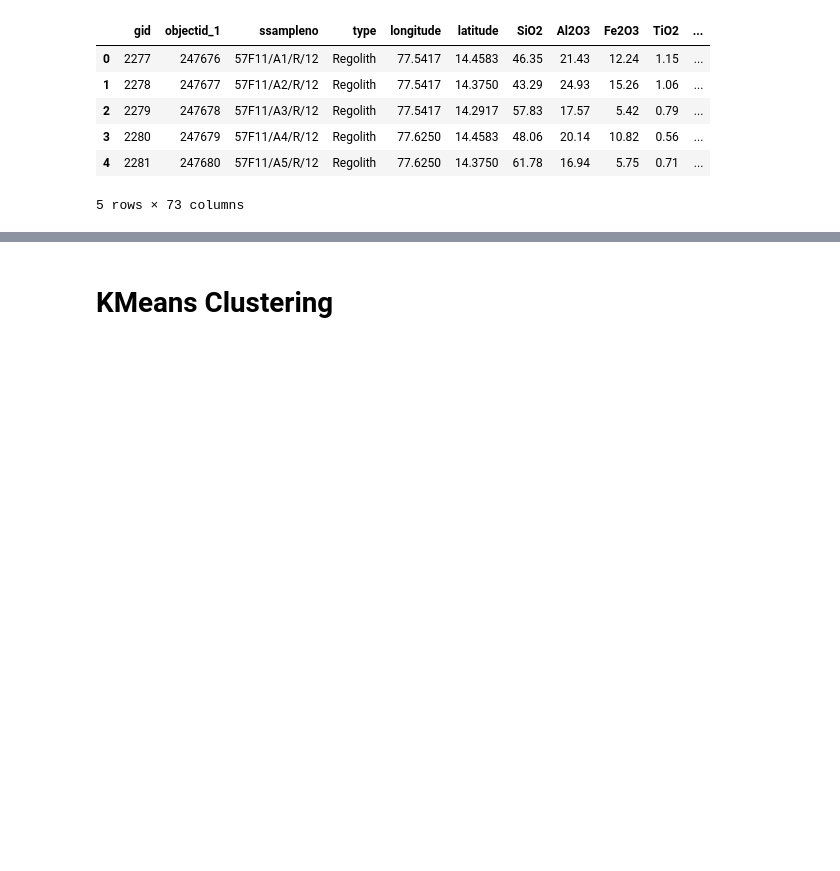
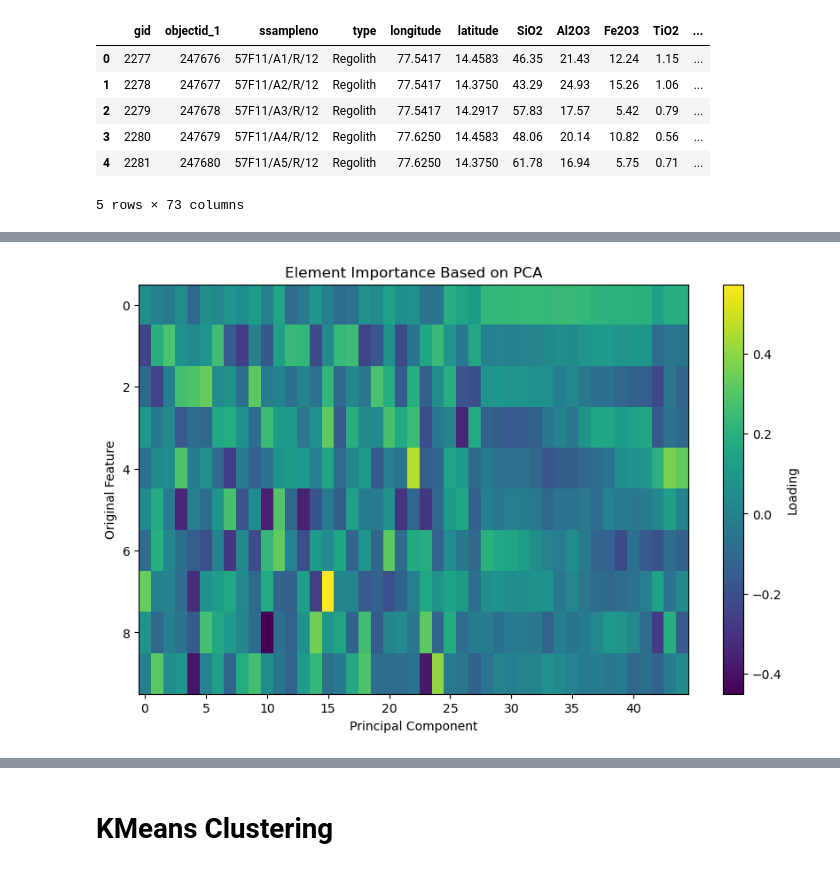
Before and after one commit to Ashish-Sasna/CMT-GSC-AI, a Jupyter notebook: Stream sediments.ipynb, the cells around one changed output, grey strips where cells are left out. Cells and saved outputs as stored; diff of their text form; code cells hidden in the pictures; blank space fills up the shorter version.

```diff
--- a/Stream sediments.ipynb
+++ b/Stream sediments.ipynb
@@ -338,0 +406,15 @@ norm_str_sed_data.head()
+# %%
+loadings = pca.components_
+
+plt.figure(figsize=(10, 6))
+plt.imshow(loadings,
+           cmap='viridis',
+           aspect='auto')
+plt.colorbar(label='Loading')
+plt.xlabel('Principal Component')
+plt.ylabel('Original Feature')
+plt.title('Element Imp
+ortance Based on PCA')
+plt.show()
+# %% [output]
+[figure, added]
```
Also changed, not shown: parts of 33 cells of this notebook.
